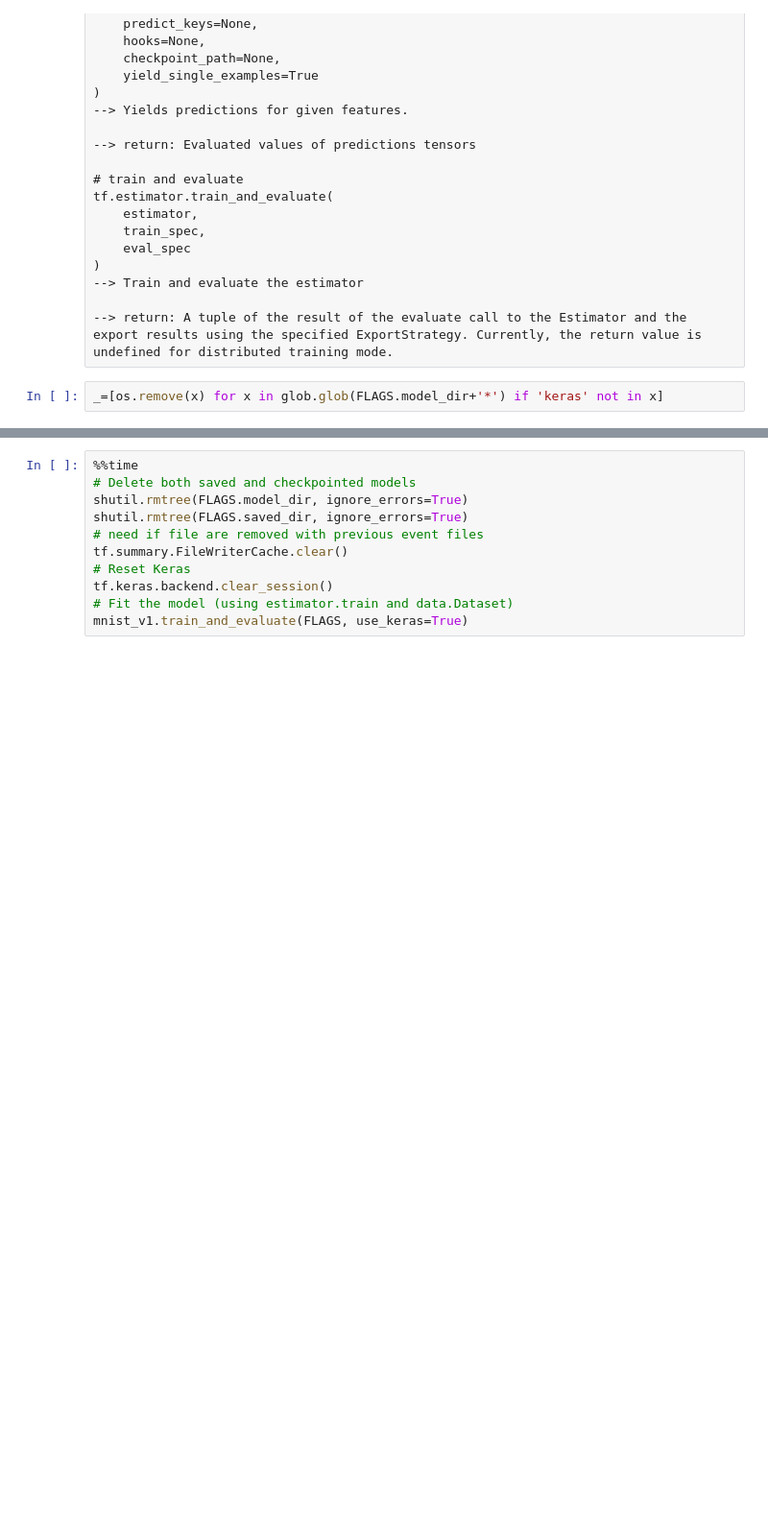
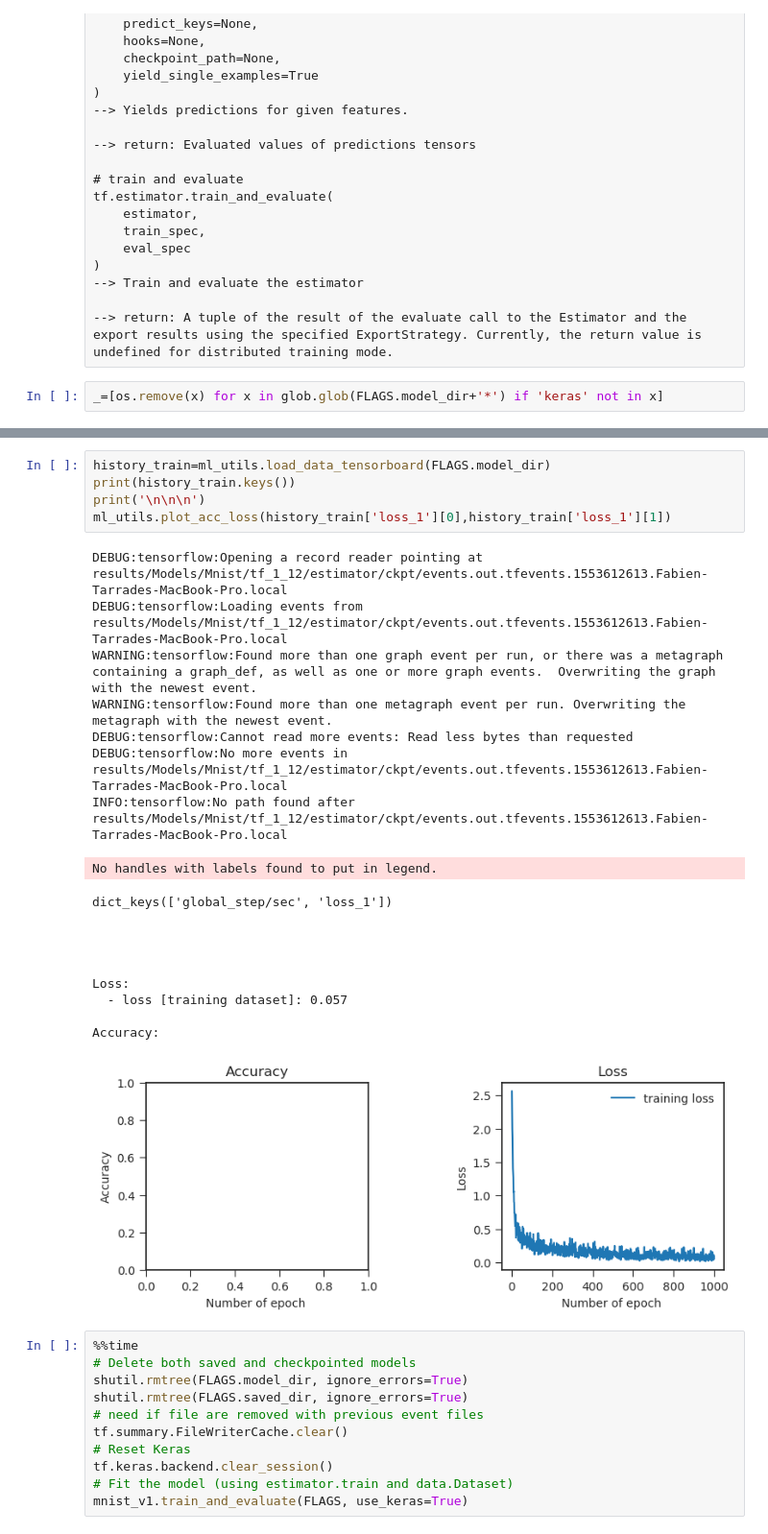
Before and after one commit to tarrade/proj_DL_models_and_pipelines_with_GCP, a Jupyter notebook: notebook/08-Mnist_keras_estimator.ipynb, the cells around one changed output, grey strips where cells are left out. Shown at 96% size. Saved outputs shown, nothing was run; the diff lists cells and outputs as text; blank space fills up the shorter version.

Commit message:
adding plots for accuracy and loss

```diff
--- a/notebook/08-Mnist_keras_estimator.ipynb
+++ b/notebook/08-Mnist_keras_estimator.ipynb
@@ -458,3 +492,27 @@ estimator_train_model.train(input_fn=lambda:mnist_v1.input_mnist_tfrecord_datase
+# %%
+history_train=ml_utils.load_data_tensorboard(FLAGS.model_dir)
+print(history_train.keys())
+print('\n\n\n')
+ml_utils.plot_acc_loss(history_train['loss_1'][0],history_train['loss_1'][1])
+# %% [output]
+DEBUG:tensorflow:Opening a record reader pointing at results/Models/Mnist/tf_1_12/estimator/ckpt/events.out.tfevents.1553612613.Fabien-Tarrades-MacBook-Pro.local
+DEBUG:tensorflow:Loading events from results/Models/Mnist/tf_1_12/estimator/ckpt/events.out.tfevents.1553612613.Fabien-Tarrades-MacBook-Pro.local
+WARNING:tensorflow:Found more than one graph event per run, or there was a metagraph containing a graph_def, as well as one or more graph events.  Overwriting the graph with the newest event.
+WARNING:tensorflow:Found more than one metagraph event per run. Overwriting the metagraph with the newest event.
+DEBUG:tensorflow:Cannot read more events: Read less bytes than requested
+DEBUG:tensorflow:No more events in results/Models/Mnist/tf_1_12/estimator/ckpt/events.out.tfevents.1553612613.Fabien-Tarrades-MacBook-Pro.local
+INFO:tensorflow:No path found after results/Models/Mnist/tf_1_12/estimator/ckpt/events.out.tfevents.1553612613.Fabien-Tarrades-MacBook-Pro.local
+No handles with labels found to put in legend.
+dict_keys(['global_step/sec', 'loss_1'])
+
+
+
+
+Loss:
+  - loss [training dataset]: 0.057
+
+Accuracy:
+[figure, added]
 # %%
 %%time
 # Delete both saved and checkpointed models
```
Also changed, not shown: parts of 9 cells of this notebook, 2 other files.
